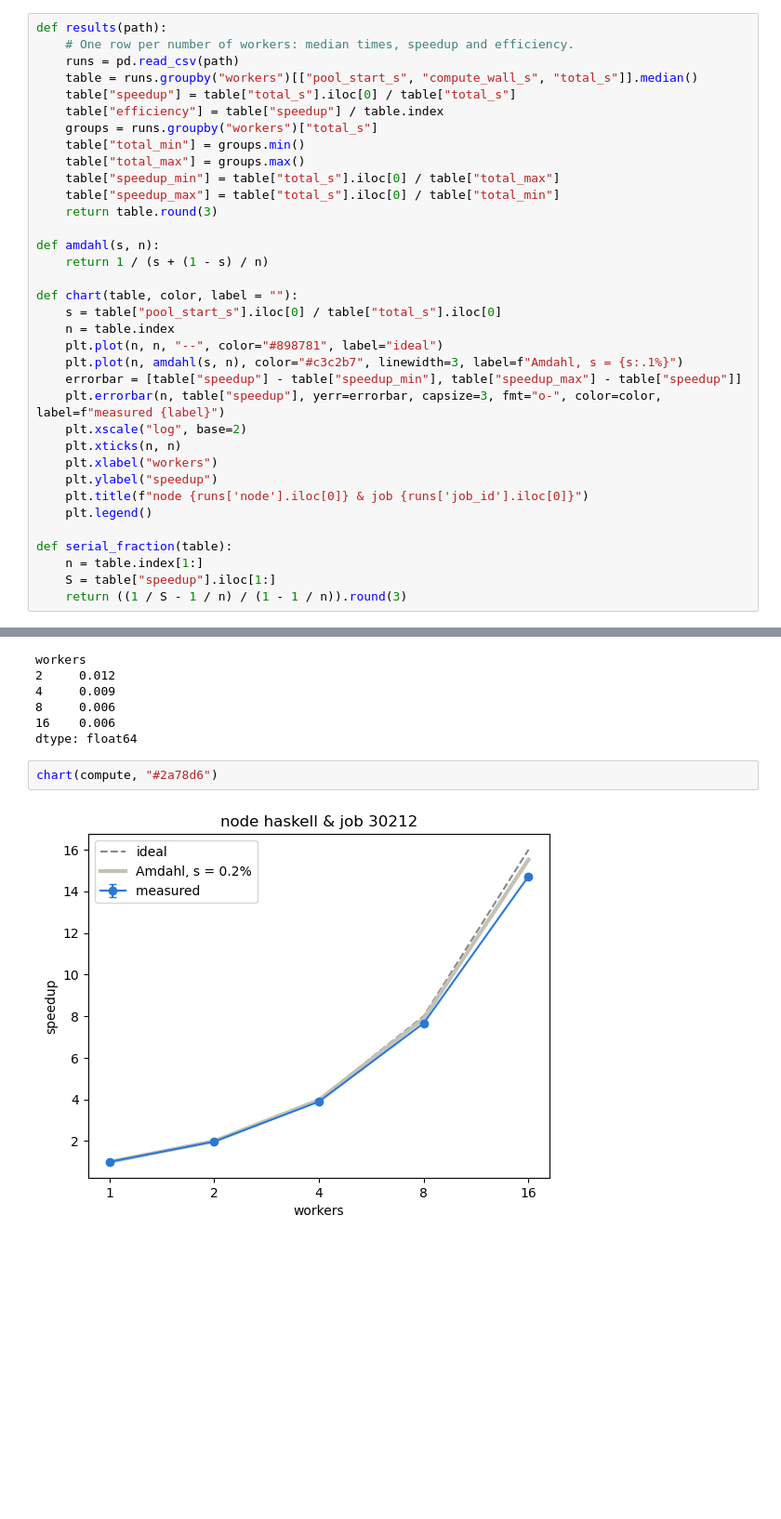
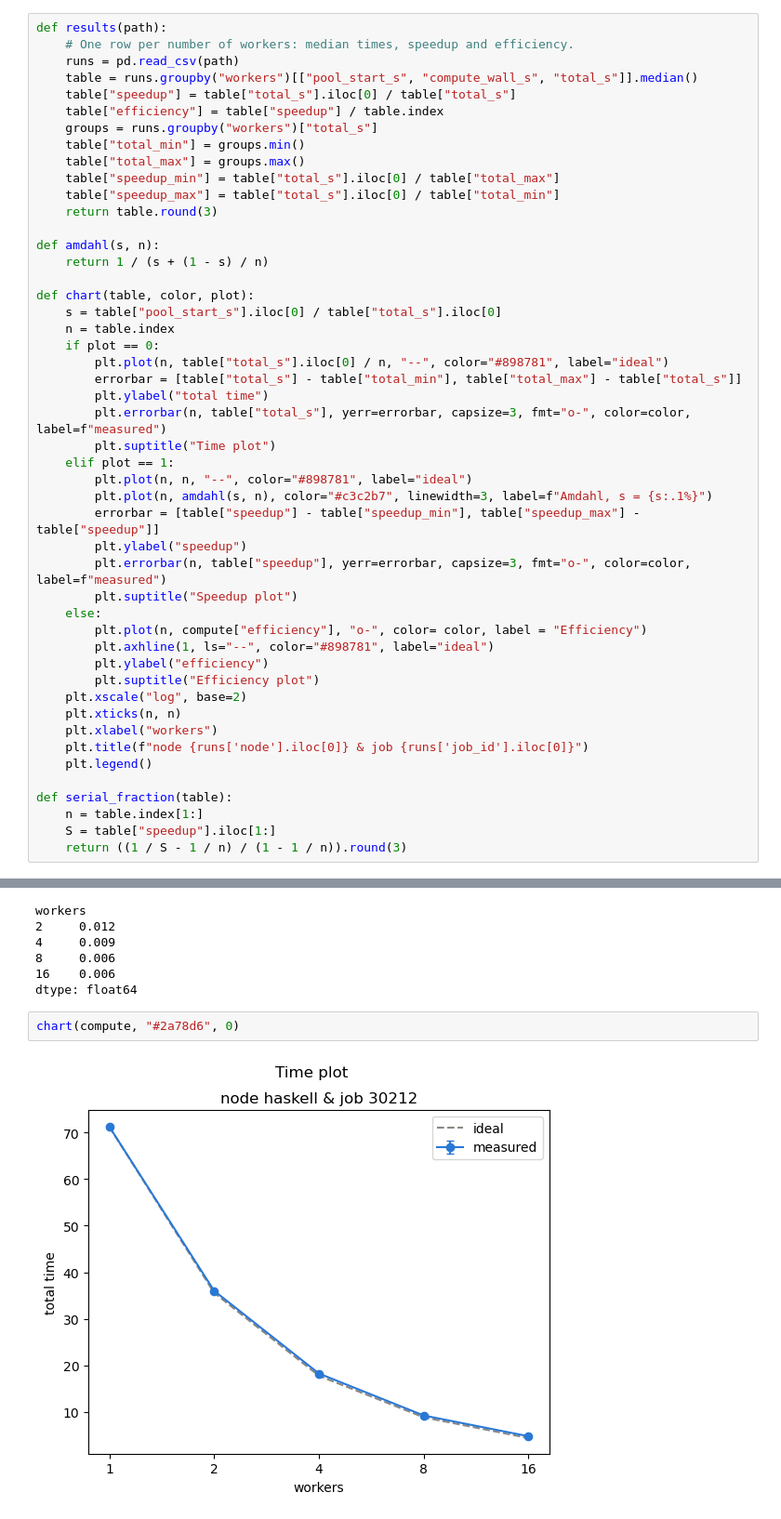
Before and after one commit to MaxTB9/ospc-lab1-a8, a Jupyter notebook: project/analysis/scaling.ipynb, the cells around one changed output, grey strips where cells are left out. Shown at 93% size. Drawn from its saved outputs; the diff is of its cells as text; blank space fills up the shorter version.

Commit message:
Add time and efficiency plot

```diff
--- a/project/analysis/scaling.ipynb
+++ b/project/analysis/scaling.ipynb
@@ -22,17 +23,30 @@ def results(path):
 def amdahl(s, n):
     return 1 / (s + (1 - s) / n)
 
-def chart(table, color, label = ""):
+def chart(table, color, plot):
     s = table["pool_start_s"].iloc[0] / table["total_s"].iloc[0]
     n = table.index
-    plt.plot(n, n, "--", color="#898781", label="ideal")
-    plt.plot(n, amdahl(s, n), color="#c3c2b7", linewidth=3, label=f"Amdahl, s = {s:.1%}")
-    errorbar = [table["speedup"] - table["speedup_min"], table["speedup_max"] - table["speedup"]]
-    plt.errorbar(n, table["speedup"], yerr=errorbar, capsize=3, fmt="o-", color=color, label=f"measured {label}")
+    if plot == 0:
+        plt.plot(n, table["total_s"].iloc[0] / n, "--", color="#898781", label="ideal")
+        errorbar = [table["total_s"] - table["total_min"], table["total_max"] - table["total_s"]]
+        plt.ylabel("total time")
+        plt.errorbar(n, table["total_s"], yerr=errorbar, capsize=3, fmt="o-", color=color, label=f"measured")
+        plt.suptitle("Time plot")
+    elif plot == 1:
+        plt.plot(n, n, "--", color="#898781", label="ideal")
+        plt.plot(n, amdahl(s, n), color="#c3c2b7", linewidth=3, label=f"Amdahl, s = {s:.1%}")
+        errorbar = [table["speedup"] - table["speedup_min"], table["speedup_max"] - table["speedup"]]
+        plt.ylabel("speedup")
+        plt.errorbar(n, table["speedup"], yerr=errorbar, capsize=3, fmt="o-", color=color, label=f"measured")
+        plt.suptitle("Speedup plot")
+    else:
+        plt.plot(n, compute["efficiency"], "o-", color= color, label = "Efficiency")
+        plt.axhline(1, ls="--", color="#898781", label="ideal")
+        plt.ylabel("efficiency")
+        plt.suptitle("Efficiency plot")
     plt.xscale("log", base=2)
     plt.xticks(n, n)
     plt.xlabel("workers")
-    plt.ylabel("speedup")
     plt.title(f"node {runs['node'].iloc[0]} & job {runs['job_id'].iloc[0]}")
     plt.legend()
 
@@ -53,6 +67,6 @@ workers
 16    0.006
 dtype: float64
 # %%
-chart(compute, "#2a78d6")
+chart(compute, "#2a78d6", 0)
 # %% [output]
-[figure, old version]
+[figure, new version]
```
Also changed, not shown: parts of 3 cells of this notebook, 1 other file.
